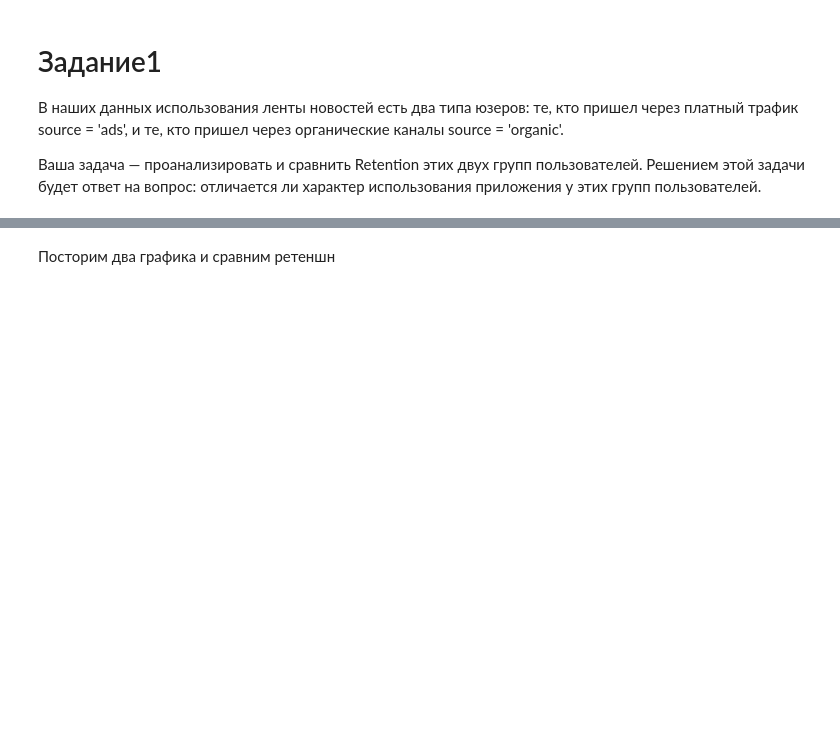
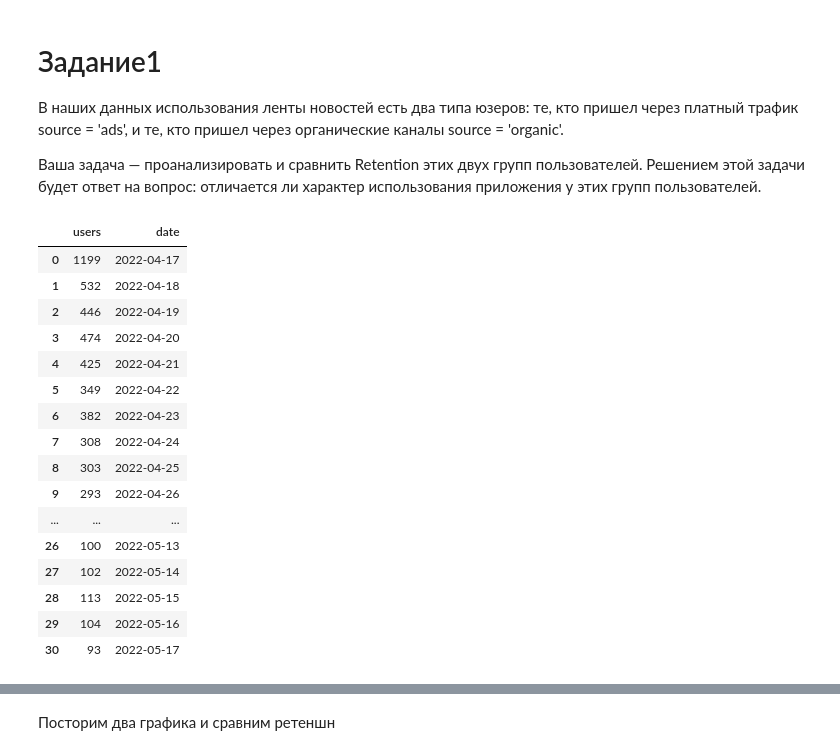
Before and after one commit to BorisloveeeeZ/analyst_cycle, a Jupyter notebook: product.ipynb, the cells around one changed output, grey strips where cells are left out. Saved outputs shown, nothing was run; the diff lists cells and outputs as text; code cells hidden in the pictures; blank space fills up the shorter version.

```diff
--- a/product.ipynb
+++ b/product.ipynb
@@ -50,6 +50,25 @@ GROUP BY date
 '''
 # %%
 ads_table = get_data(q)
+ads_table
+# %% [output]
+|  | users | date |
+| 0 | 1199 | 2022-04-17 |
+| 1 | 532 | 2022-04-18 |
+| 2 | 446 | 2022-04-19 |
+| 3 | 474 | 2022-04-20 |
+| 4 | 425 | 2022-04-21 |
+| 5 | 349 | 2022-04-22 |
+| 6 | 382 | 2022-04-23 |
+| 7 | 308 | 2022-04-24 |
+| 8 | 303 | 2022-04-25 |
+| 9 | 293 | 2022-04-26 |
+| ... | ... | ... |
+| 26 | 100 | 2022-05-13 |
+| 27 | 102 | 2022-05-14 |
+| 28 | 113 | 2022-05-15 |
+| 29 | 104 | 2022-05-16 |
+| 30 | 93 | 2022-05-17 |
 # %%
 q = '''
 WITH Table1 AS(
```
Also changed, not shown: parts of 32 cells of this notebook, 2 other files.
